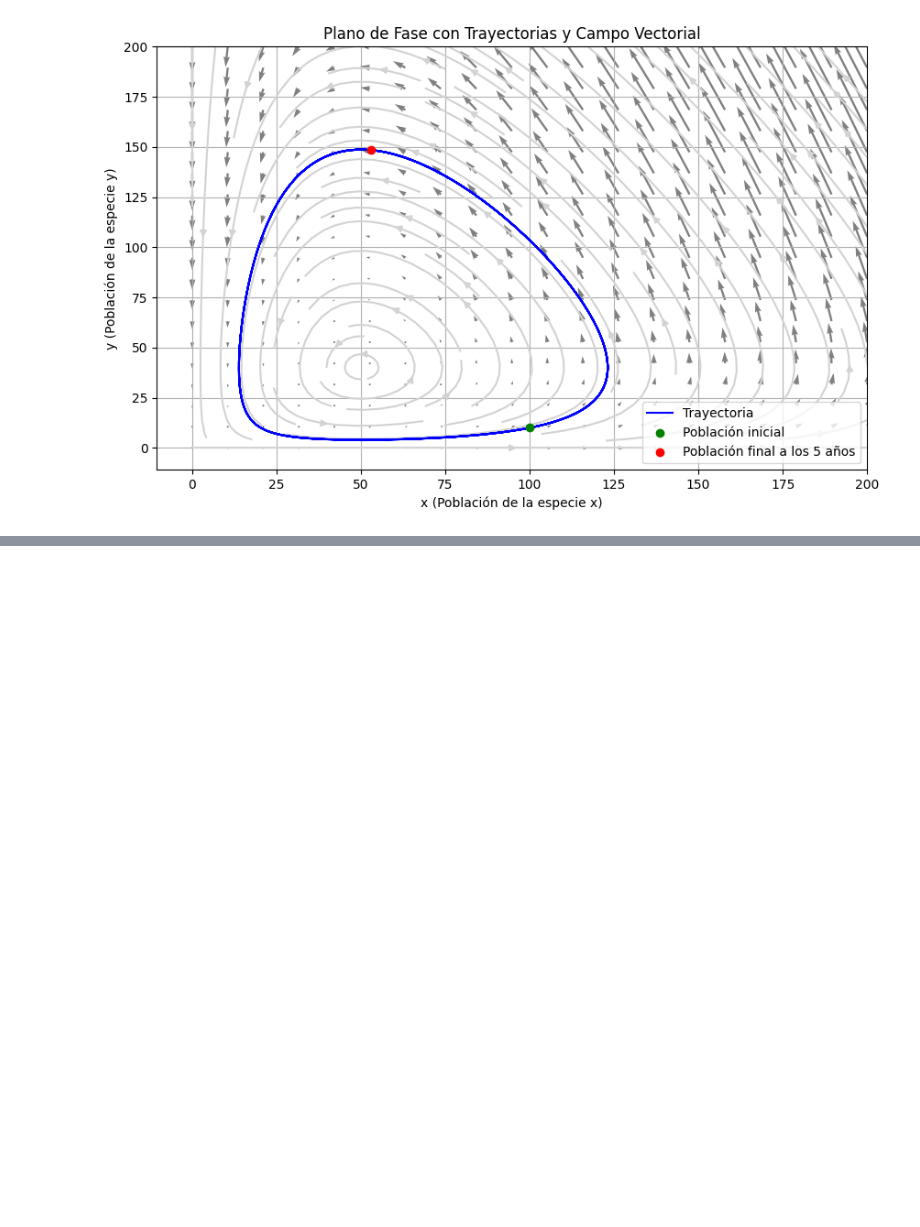
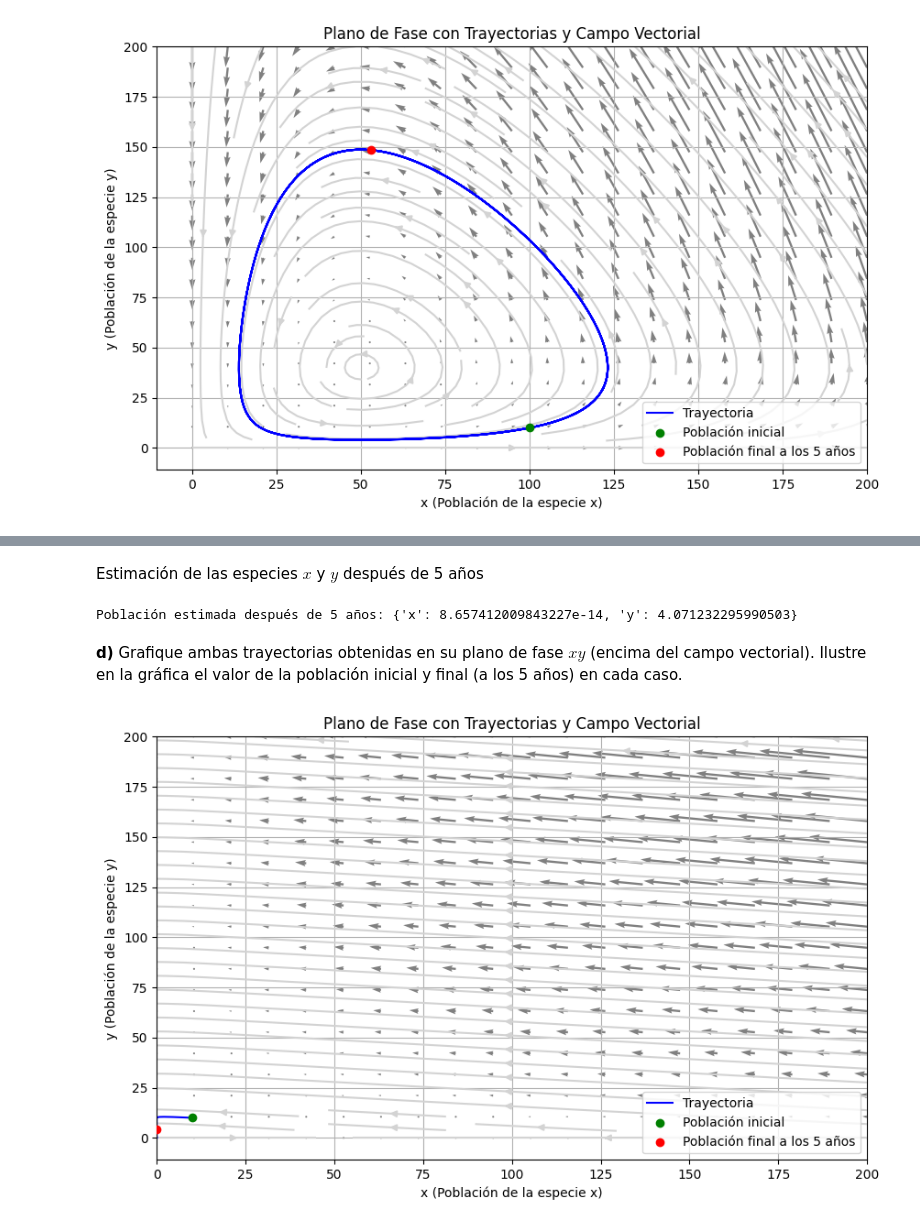
Before and after one commit to hsilv/Lab3-Modsim, a Jupyter notebook: lab3.ipynb, the cells around one changed output, grey strips where cells are left out. Cells and saved outputs as stored; diff of their text form; code cells hidden in the pictures; blank space fills up the shorter version.

```diff
--- a/lab3.ipynb
+++ b/lab3.ipynb
@@ -383,0 +547,13 @@ En resumen, el sistema de ecuaciones diferenciales describe un modelo clásico d
+# %% [markdown]
+Estimación de las especies $x$ y $y$ después de 5 años
+# %%
+population_estimate, _ = estimate_population_and_period(result_3, years=5)
+print(f"Población estimada después de 5 años: {population_estimate}")
+# %% [output]
+Población estimada después de 5 años: {'x': 8.657412009843227e-14, 'y': 4.071232295990503}
+# %% [markdown]
+**d)** Grafique ambas trayectorias obtenidas en su plano de fase $xy$ (encima del campo vectorial). Ilustre en la gráfica el valor de la población inicial y final (a los 5 años) en cada caso.
+# %%
+plot_phase_plane_with_trajectories(new_predator_prey_system, result_3, y_range=[0, 200], t_range=[0, 200], years=5, density=20)
+# %% [output]
+[figure, added]
```
Also changed, not shown: parts of 61 cells of this notebook.
